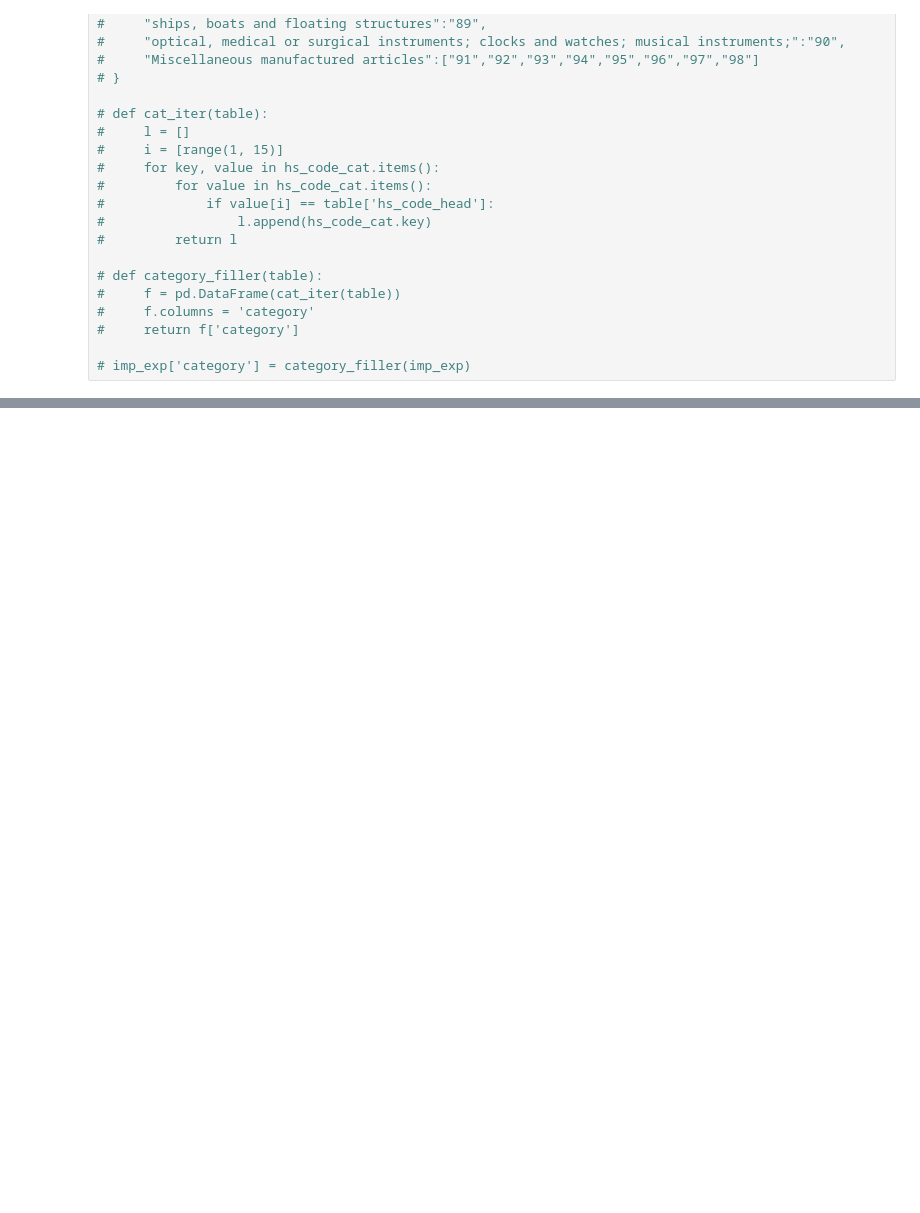
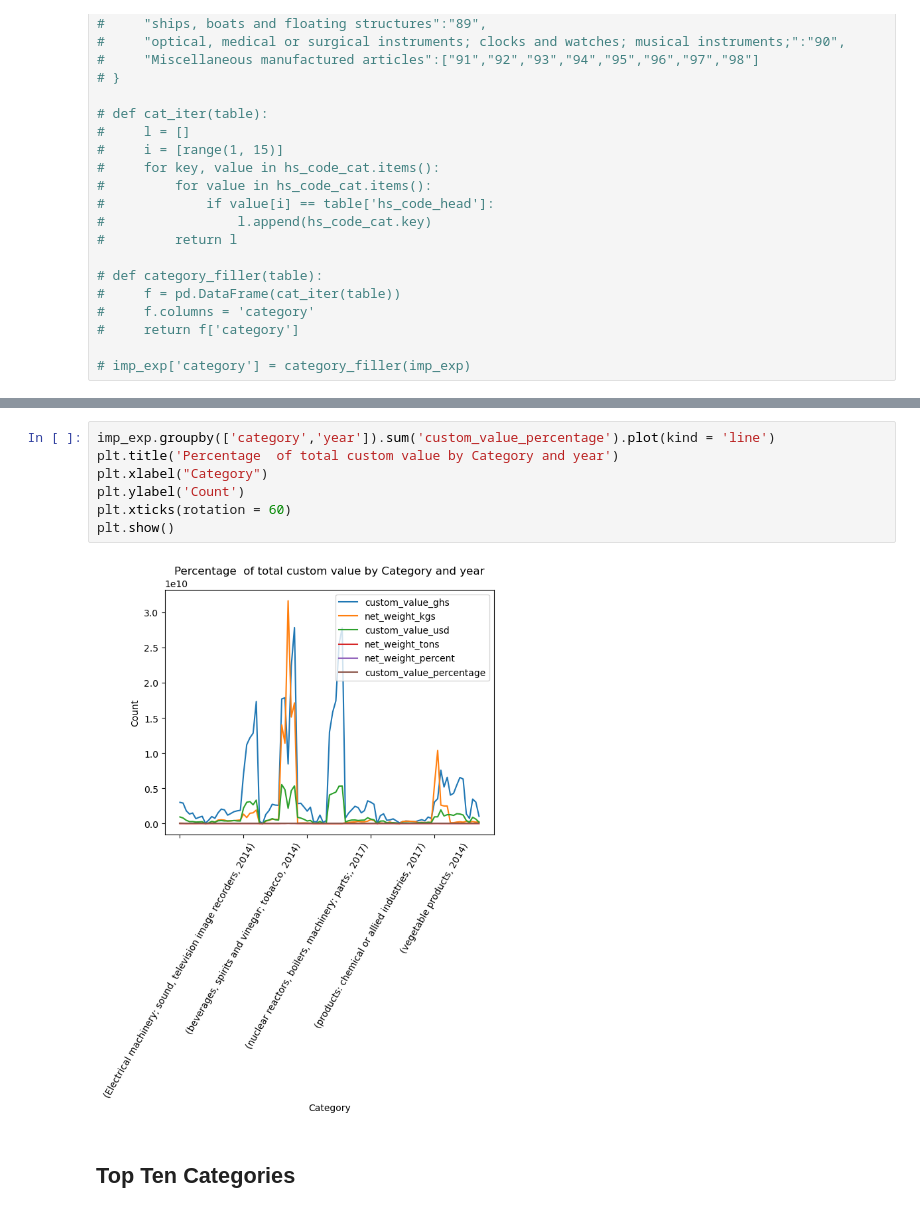
Before and after one commit to Shekisi/sid_siliconaccrais, a Jupyter notebook: ministry_of_trade_project_shekwonya.ipynb, the cells around one changed output, grey strips where cells are left out. Cells and saved outputs as stored; diff of their text form; blank space fills up the shorter version.

```diff
--- a/ministry_of_trade_project_shekwonya.ipynb
+++ b/ministry_of_trade_project_shekwonya.ipynb
@@ -504,0 +1032,11 @@ imp_exp
+# %%
+imp_exp.groupby(['category','year']).sum('custom_value_percentage').plot(kind = 'line')
+plt.title('Percentage  of total custom value by Category and year')
+plt.xlabel("Category")
+plt.ylabel('Count')
+plt.xticks(rotation = 60)
+plt.show()
+# %% [output]
+[figure, added]
+# %% [markdown]
+## Top Ten Categories
```
Also changed, not shown: parts of 52 cells of this notebook.
